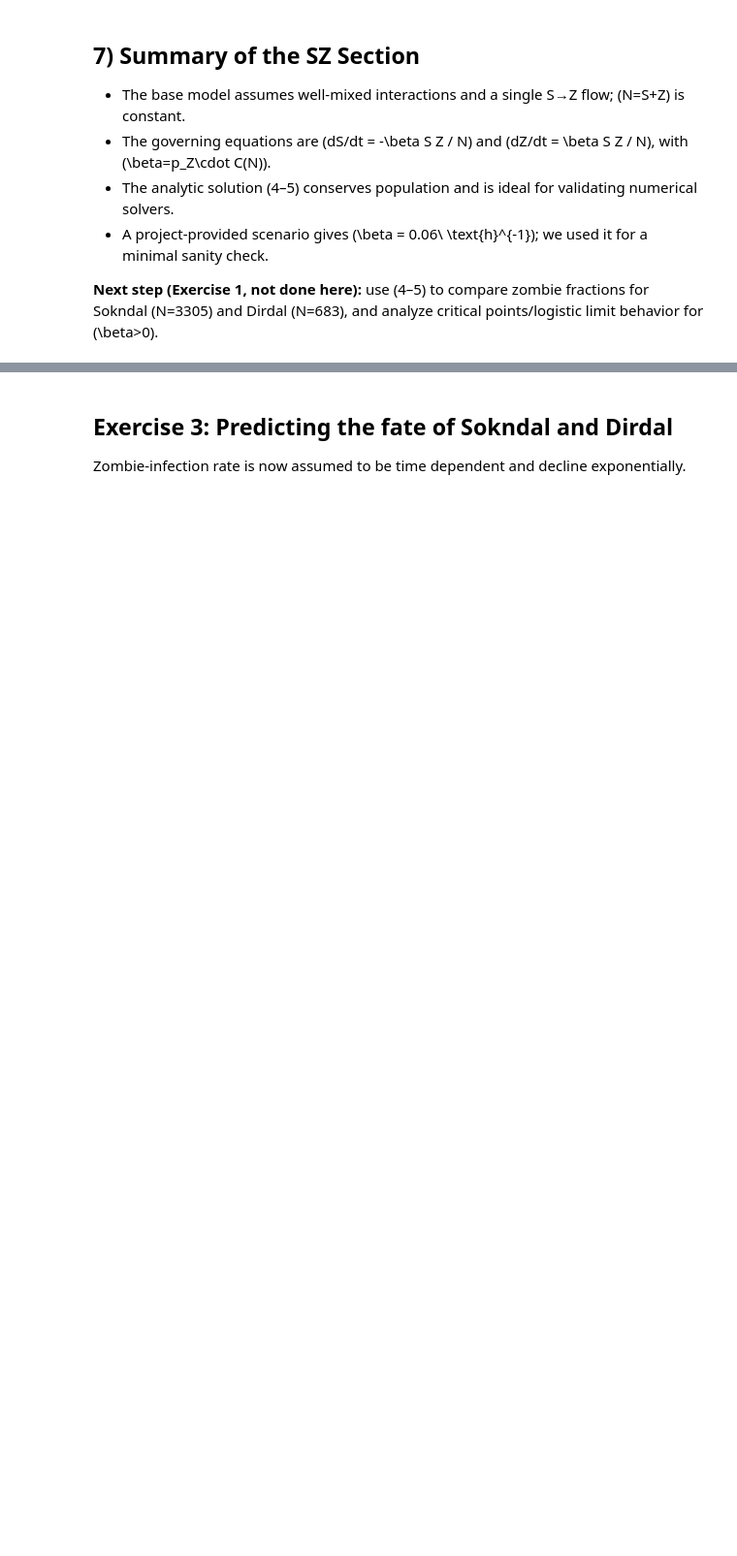
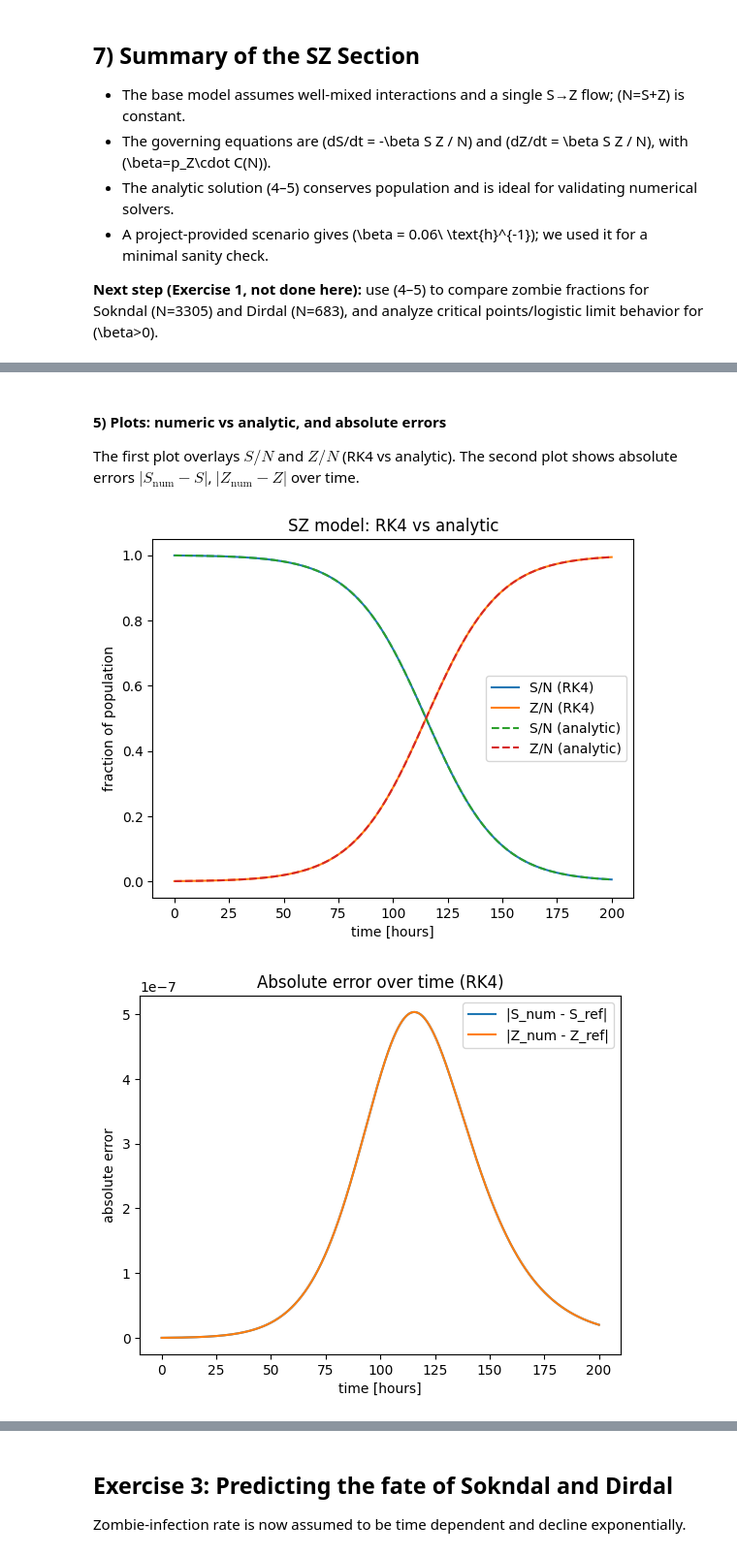
Before and after one commit to Noahster/MOD300-Project-2, a Jupyter notebook: project2.ipynb, the cells around one changed output, grey strips where cells are left out. Shown at 97% size. Drawn from its saved outputs; the diff is of its cells as text; code cells hidden in the pictures; blank space fills up the shorter version.

```diff
--- a/project2.ipynb
+++ b/project2.ipynb
@@ -218,0 +372,20 @@ Exercise 2
+# %%
+#%%
+# 2) Reusable analytic SZ and helpers
+
+import numpy as np
+import matplotlib.pyplot as plt
+from typing import Callable, Tuple, Dict
+
+def sz_analytic(t: np.ndarray, S0: float, Z0: float, beta: float) -> Tuple[np.ndarray, np.ndarray]:
+    """Analytic SZ solution; returns arrays S(t), Z(t)."""
+    t = np.asarray(t, dtype=float)
+    N = S0 + Z0
+    ratio = (S0 / Z0) * np.exp(-beta * t)
+    denom = 1.0 + ratio
+    S = (N * (S0 / Z0) * np.exp(-beta * t)) / denom
+    Z = N / denom
+    return S, Z
+
+def check_conservation(S: np.ndarray, Z: np.ndarray, N: float, atol: float = 1e-10) -> bool:
+    return np.allclose(S + Z, N, atol=atol)
@@ -218,0 +518,32 @@ Exercise 2
+# %% [markdown]
+
+#### 5) Plots: numeric vs analytic, and absolute errors
+
+The first plot overlays $S/N$ and $Z/N$ (RK4 vs analytic). The second plot shows absolute
+errors $|S_{\text{num}}-S|$, $|Z_{\text{num}}-Z|$ over time.
+# %%
+#%%
+# Overlay of solutions (fractions)
+plt.figure()
+plt.plot(t_rk4, S_rk4 / N, label="S/N (RK4)")
+plt.plot(t_rk4, Z_rk4 / N, label="Z/N (RK4)")
+plt.plot(t_rk4, S_ref / N, label="S/N (analytic)", linestyle="--")
+plt.plot(t_rk4, Z_ref / N, label="Z/N (analytic)", linestyle="--")
+plt.xlabel("time [hours]")
+plt.ylabel("fraction of population")
+plt.title("SZ model: RK4 vs analytic")
+plt.legend()
+plt.show()
+
+# Absolute errors
+plt.figure()
+plt.plot(t_rk4, err_S, label="|S_num - S_ref|")
+plt.plot(t_rk4, err_Z, label="|Z_num - Z_ref|")
+plt.xlabel("time [hours]")
+plt.ylabel("absolute error")
+plt.title("Absolute error over time (RK4)")
+plt.legend()
+plt.show()
+# %% [output]
+[figure, added]
+[figure, added]
```
Also changed, not shown: parts of 20 cells of this notebook.
